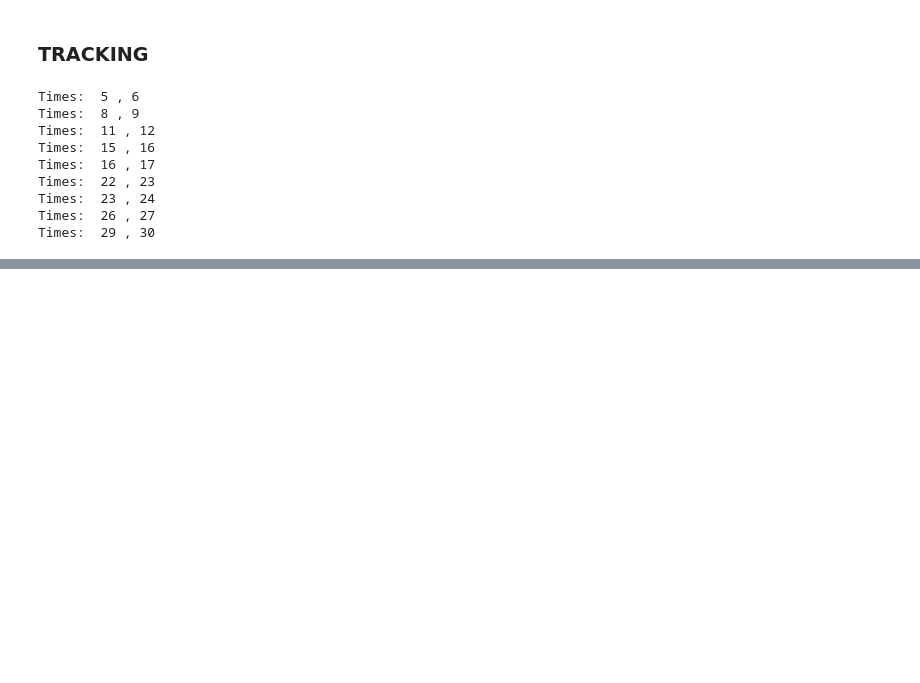
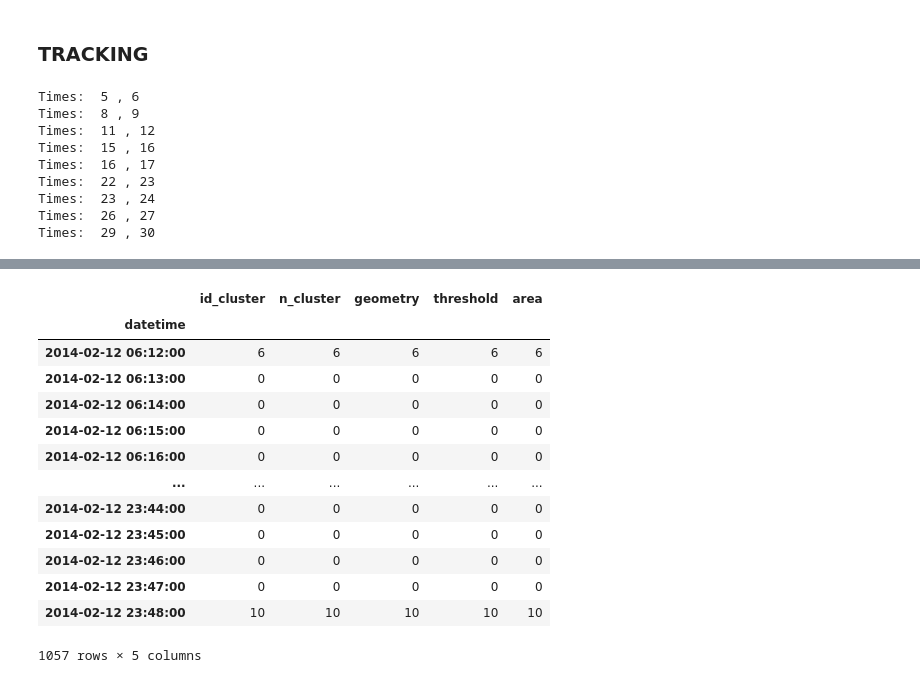
Before and after one commit to helvecioneto/CAP-359, a Jupyter notebook: 01-EDA.ipynb, the cells around one changed output, grey strips where cells are left out. Drawn from its saved outputs; the diff is of its cells as text; code cells hidden in the pictures; blank space fills up the shorter version.

```diff
--- a/01-EDA.ipynb
+++ b/01-EDA.ipynb
@@ -633,0 +653,17 @@ plt.show()
+# %%
+cpdata.resample('min').count()
+# %% [output]
+|  | id_cluster | n_cluster | geometry | threshold | area |
+| datetime |  |  |  |  |  |
+| 2014-02-12 06:12:00 | 6 | 6 | 6 | 6 | 6 |
+| 2014-02-12 06:13:00 | 0 | 0 | 0 | 0 | 0 |
+| 2014-02-12 06:14:00 | 0 | 0 | 0 | 0 | 0 |
+| 2014-02-12 06:15:00 | 0 | 0 | 0 | 0 | 0 |
+| 2014-02-12 06:16:00 | 0 | 0 | 0 | 0 | 0 |
+| ... | ... | ... | ... | ... | ... |
+| 2014-02-12 23:44:00 | 0 | 0 | 0 | 0 | 0 |
+| 2014-02-12 23:45:00 | 0 | 0 | 0 | 0 | 0 |
+| 2014-02-12 23:46:00 | 0 | 0 | 0 | 0 | 0 |
+| 2014-02-12 23:47:00 | 0 | 0 | 0 | 0 | 0 |
+| 2014-02-12 23:48:00 | 10 | 10 | 10 | 10 | 10 |
+1057 rows × 5 columns
```
Also changed, not shown: parts of 20 cells of this notebook.
